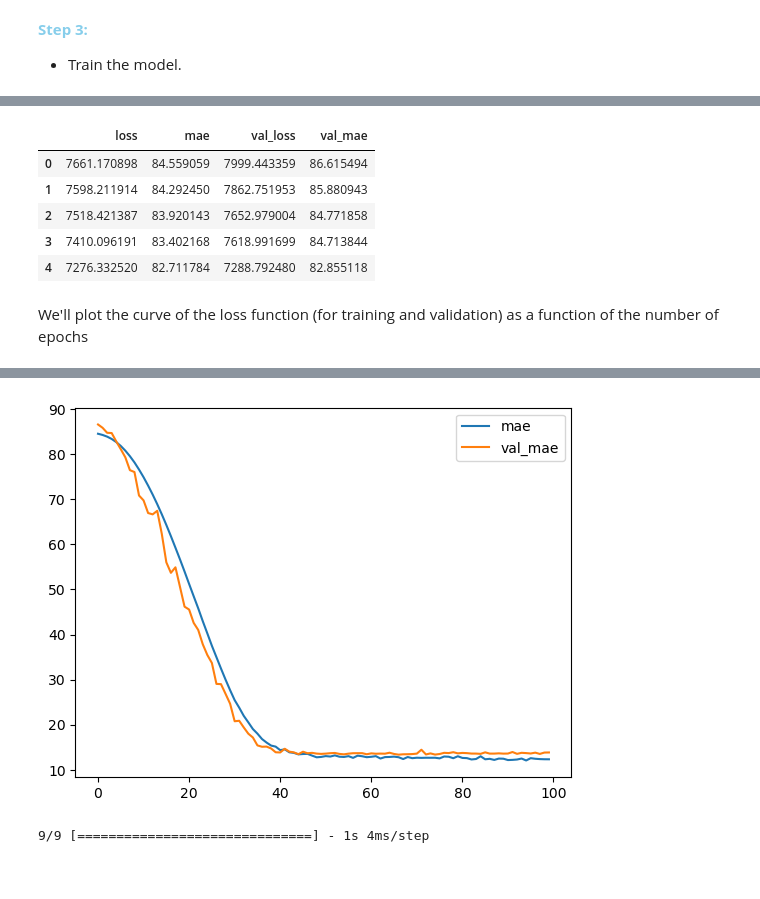
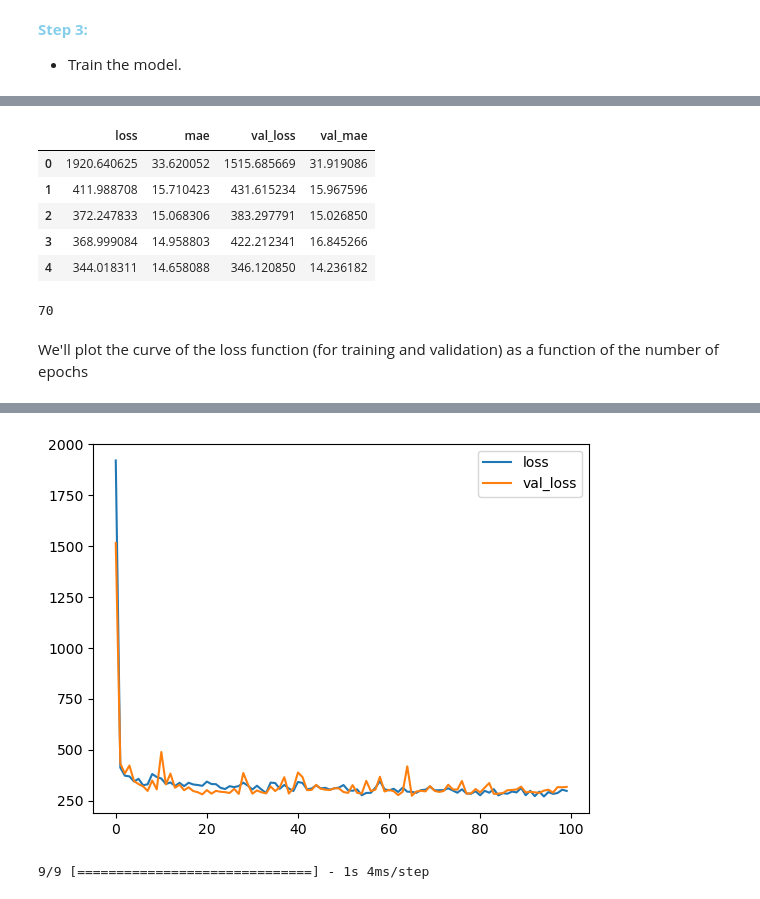
Before and after one commit to ilyasselfourati/Deep_Learning_ZE, a Jupyter notebook: ozone_notebook.ipynb, the cells around one changed output, grey strips where cells are left out. Drawn from its saved outputs; the diff is of its cells as text; code cells hidden in the pictures.

```diff
--- a/ozone_notebook.ipynb
+++ b/ozone_notebook.ipynb
@@ -87,7 +87,7 @@ X_poly.shape
 # %% [output]
 (1346, 300)
 # %%
-# from sklearn.preprocessing import StandardScaler
-# scaler = StandardScaler()
-# scaled_features = scaler.fit_transform(X)
-# X_train, X_test, y_train, y_test = train_test_split(scaled_features, y, test_size=0.2, random_state=42)
+from sklearn.preprocessing import StandardScaler
+scaler = StandardScaler()
+scaled_features = scaler.fit_transform(X_poly)
+X_train, X_test, y_train, y_test = train_test_split(scaled_features, y, test_size=0.2, random_state=42)
@@ -99,11 +97,12 @@ X_poly.shape
 - Creation of our model using **Keras**.
 # %%
 model1 = keras.Sequential([
-    layers.Dense(64, activation='relu', input_shape=[X_train_poly.shape[1]], name='hidden_layer1'),
+    layers.Dense(100, activation='relu', input_shape=[X_train_poly.shape[1]], name='hidden_layer1'),
     layers.Dropout(0.3),  # Ajout d'une couche Dropout pour réduire le surajustement
-    layers.Dense(32, activation='relu', name='hidden_layer2'),
+    layers.Dense(100, activation='relu', name='hidden_layer2'),
     layers.Dropout(0.3),  # Ajout d'une couche Dropout pour réduire le surajustement
     layers.BatchNormalization(),
+
     layers.Dense(1, activation='linear', name='output_layer'),  # Changement de l'activation en 'sigmoid'
 ])
 # %%
@@ -131,8 +130,9 @@ _________________________________________________________________
 
 - Precise the `optimizer`, the `loss-fonction` & the `metric`.
 # %%
+from keras.optimizers import Adam
 model1.compile(
-    optimizer='adam',
+    optimizer=Adam(learning_rate=0.001),
     loss='mean_squared_error',
     metrics=['mae'],
 )
@@ -141,7 +141,7 @@ model1.compile(
 
 - Train the model.
 # %%
-hist = model1.fit(X_train_poly,
+hist = model1.fit(X_train,
                  y_train,
                  batch_size=32,
                  epochs=100,
@@ -175,14 +174,18 @@ history_df = pd.DataFrame(hist.history)
 history_df.head()
 # %% [output]
 |  | loss | mae | val_loss | val_mae |
-| 0 | 7661.170898 | 84.559059 | 7999.443359 | 86.615494 |
-| 1 | 7598.211914 | 84.292450 | 7862.751953 | 85.880943 |
-| 2 | 7518.421387 | 83.920143 | 7652.979004 | 84.771858 |
-| 3 | 7410.096191 | 83.402168 | 7618.991699 | 84.713844 |
-| 4 | 7276.332520 | 82.711784 | 7288.792480 | 82.855118 |
+| 0 | 1920.640625 | 33.620052 | 1515.685669 | 31.919086 |
+| 1 | 411.988708 | 15.710423 | 431.615234 | 15.967596 |
+| 2 | 372.247833 | 15.068306 | 383.297791 | 15.026850 |
+| 3 | 368.999084 | 14.958803 | 422.212341 | 16.845266 |
+| 4 | 344.018311 | 14.658088 | 346.120850 | 14.236182 |
+# %%
+23*3 + 1
+# %% [output]
+70
 # %% [markdown]
 We'll plot the curve of the loss function (for training and validation) as a function of the number of epochs
 # %%
-history_df.loc[:, ['mae', 'val_mae']].plot();
+history_df.loc[:, ['loss', 'val_loss']].plot();
 print("Minimum validation loss: {}".format(history_df['val_loss'].min()))
 # %% [output]
@@ -190,4 +193,4 @@ Minimum validation loss: 302.15606689453125
-[figure, old version]
+[figure, new version]
 # %%
 x=range(1, len(y_test) + 1)
 y=y_test
```
Also changed, not shown: parts of 39 cells of this notebook, 3 other files.
